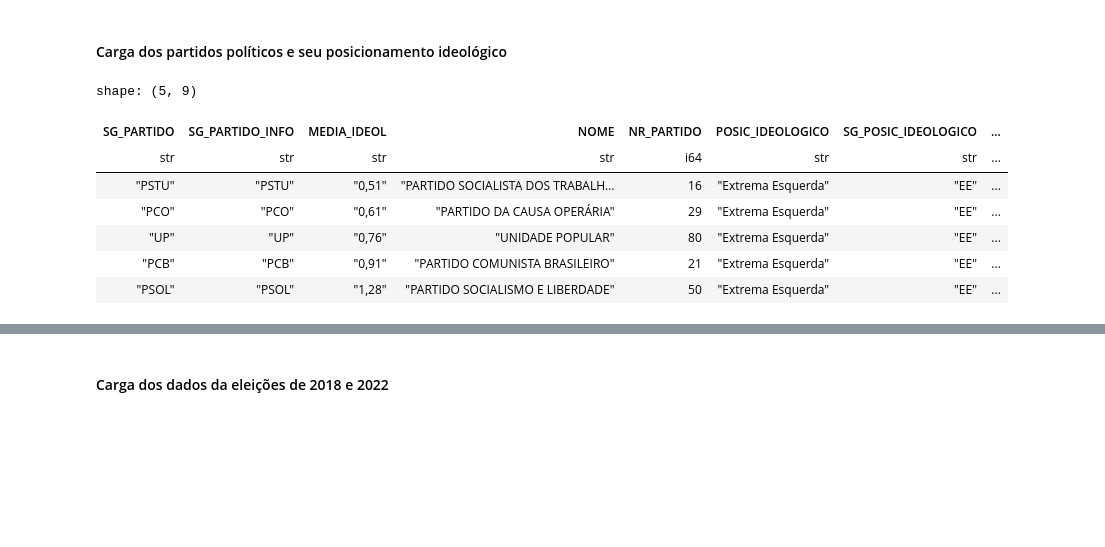
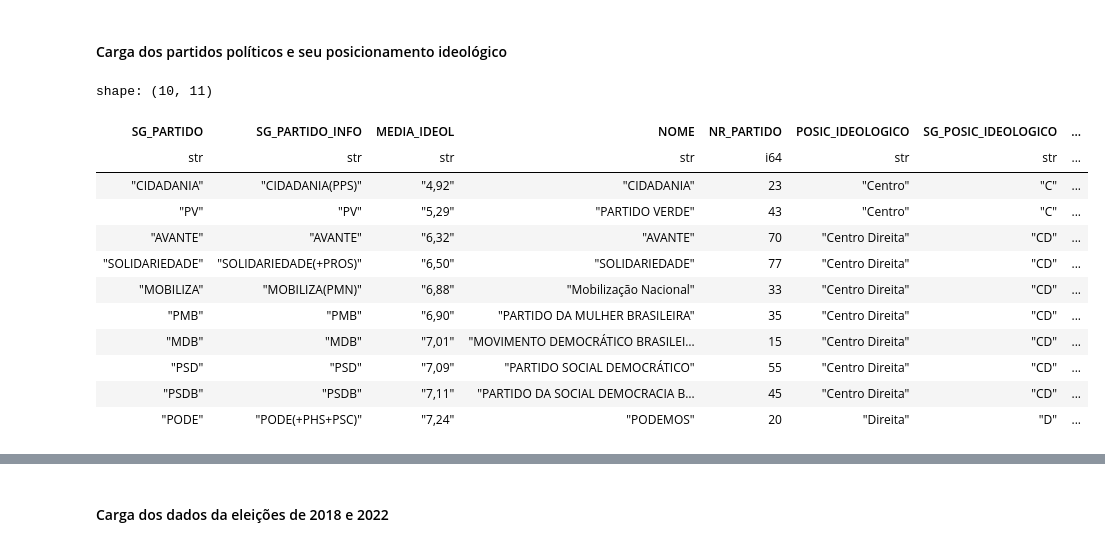
Before and after one commit to perferctstorm/DiscursoOdioEleicoes, a Jupyter notebook: Eleicoes/01_Pre-Processamento.ipynb, the cells around one changed output, grey strips where cells are left out. Drawn from its saved outputs; the diff is of its cells as text; code cells hidden in the pictures; blank space fills up the shorter version.

```diff
--- a/Eleicoes/01_Pre-Processamento.ipynb
+++ b/Eleicoes/01_Pre-Processamento.ipynb
@@ -226,13 +260,18 @@ df_partidos = df_partidos.with_columns(
     pl.col("POSIC_IDEOLOGICO").str.to_titlecase()
 )
 # %%
-df_partidos.head()
+df_partidos[10:20]
 # %% [output]
-shape: (5, 9)
+shape: (10, 11)
 | SG_PARTIDO | SG_PARTIDO_INFO | MEDIA_IDEOL | NOME | NR_PARTIDO | POSIC_IDEOLOGICO | SG_POSIC_IDEOLOGICO | ... |
 | str | str | str | str | i64 | str | str | ... |
-| "PSTU" | "PSTU" | "0,51" | "PARTIDO SOCIALISTA DOS TRABALH… | 16 | "Extrema Esquerda" | "EE" | ... |
-| "PCO" | "PCO" | "0,61" | "PARTIDO DA CAUSA OPERÁRIA" | 29 | "Extrema Esquerda" | "EE" | ... |
-| "UP" | "UP" | "0,76" | "UNIDADE POPULAR" | 80 | "Extrema Esquerda" | "EE" | ... |
-| "PCB" | "PCB" | "0,91" | "PARTIDO COMUNISTA BRASILEIRO" | 21 | "Extrema Esquerda" | "EE" | ... |
-| "PSOL" | "PSOL" | "1,28" | "PARTIDO SOCIALISMO E LIBERDADE" | 50 | "Extrema Esquerda" | "EE" | ... |
+| "CIDADANIA" | "CIDADANIA(PPS)" | "4,92" | "CIDADANIA" | 23 | "Centro" | "C" | ... |
+| "PV" | "PV" | "5,29" | "PARTIDO VERDE" | 43 | "Centro" | "C" | ... |
+| "AVANTE" | "AVANTE" | "6,32" | "AVANTE" | 70 | "Centro Direita" | "CD" | ... |
+| "SOLIDARIEDADE" | "SOLIDARIEDADE(+PROS)" | "6,50" | "SOLIDARIEDADE" | 77 | "Centro Direita" | "CD" | ... |
+| "MOBILIZA" | "MOBILIZA(PMN)" | "6,88" | "Mobilização Nacional" | 33 | "Centro Direita" | "CD" | ... |
+| "PMB" | "PMB" | "6,90" | "PARTIDO DA MULHER BRASILEIRA" | 35 | "Centro Direita" | "CD" | ... |
+| "MDB" | "MDB" | "7,01" | "MOVIMENTO DEMOCRÁTICO BRASILEI… | 15 | "Centro Direita" | "CD" | ... |
+| "PSD" | "PSD" | "7,09" | "PARTIDO SOCIAL DEMOCRÁTICO" | 55 | "Centro Direita" | "CD" | ... |
+| "PSDB" | "PSDB" | "7,11" | "PARTIDO DA SOCIAL DEMOCRACIA B… | 45 | "Centro Direita" | "CD" | ... |
+| "PODE" | "PODE(+PHS+PSC)" | "7,24" | "PODEMOS" | 20 | "Direita" | "D" | ... |
```
Also changed, not shown: parts of 73 cells of this notebook, 11 other files.
